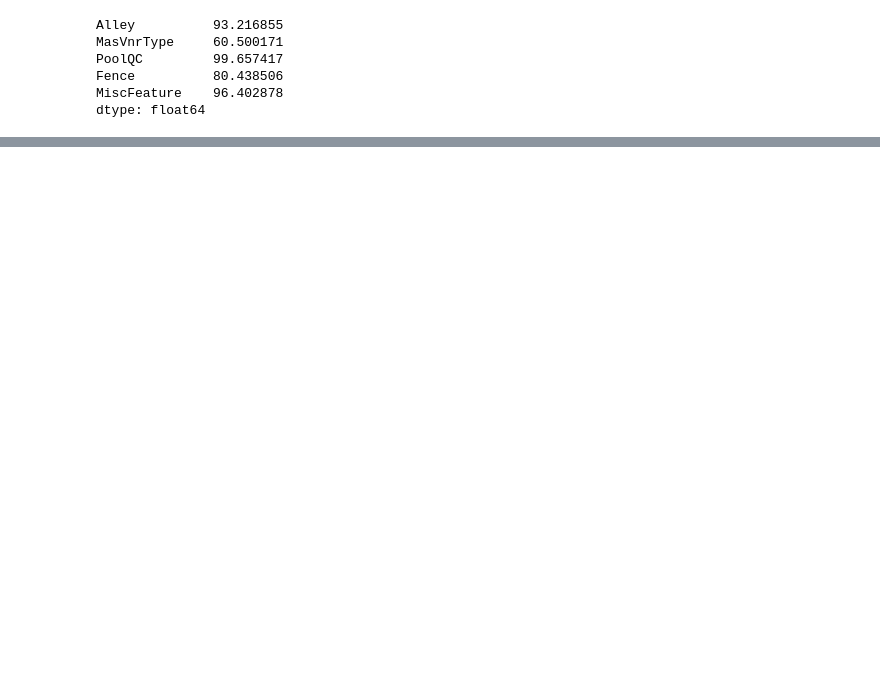
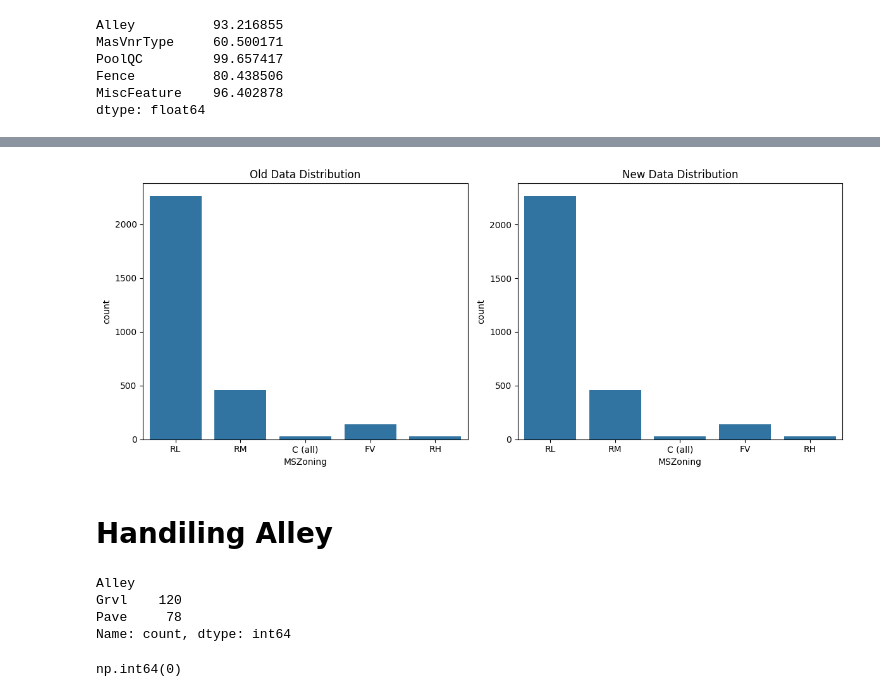
Before and after one commit to HarshRaut9945/House-Price-Prediction-Regression-Project, a Jupyter notebook: data.ipynb, the cells around one changed output, grey strips where cells are left out. Saved outputs shown, nothing was run; the diff lists cells and outputs as text; code cells hidden in the pictures; blank space fills up the shorter version.

```diff
--- a/data.ipynb
+++ b/data.ipynb
@@ -184,0 +323,4 @@ dtype: float64
+# %%
+MSZoning_mode=df['MSZoning'].mode()[0]
+df_mvi['MSZoning'].replace(np.nan,MSZoning_mode,inplace=True)
+df_mvi['MSZoning'].isnull().sum()
@@ -184,0 +335,35 @@ dtype: float64
+# %%
+def oldNewcountplot(df, df_new, feature):
+    plt.figure(figsize=(12, 5))
+
+    # Plot 1: Old data
+    plt.subplot(1, 2, 1)
+    sns.countplot(x=df[feature])
+    plt.title('Old Data Distribution')
+
+    # Plot 2: New data
+    plt.subplot(1, 2, 2)
+    sns.countplot(x=df_new[feature])
+    plt.title('New Data Distribution')
+
+    plt.tight_layout()
+    plt.show()
+# %%
+oldNewcountplot(df,df_mvi,'MSZoning')
+# %% [output]
+[figure, added]
+# %% [markdown]
+# Handiling Alley
+# %%
+df_mvi['Alley'].value_counts()
+# %% [output]
+Alley
+Grvl    120
+Pave     78
+Name: count, dtype: int64
+# %%
+alley_cont="NA"
+df_mvi['Alley'].replace(np.nan,alley_cont,inplace=True)
+df_mvi["Alley"].isnull().sum()
+# %% [output]
+np.int64(0)
```
Also changed, not shown: parts of 23 cells of this notebook.
